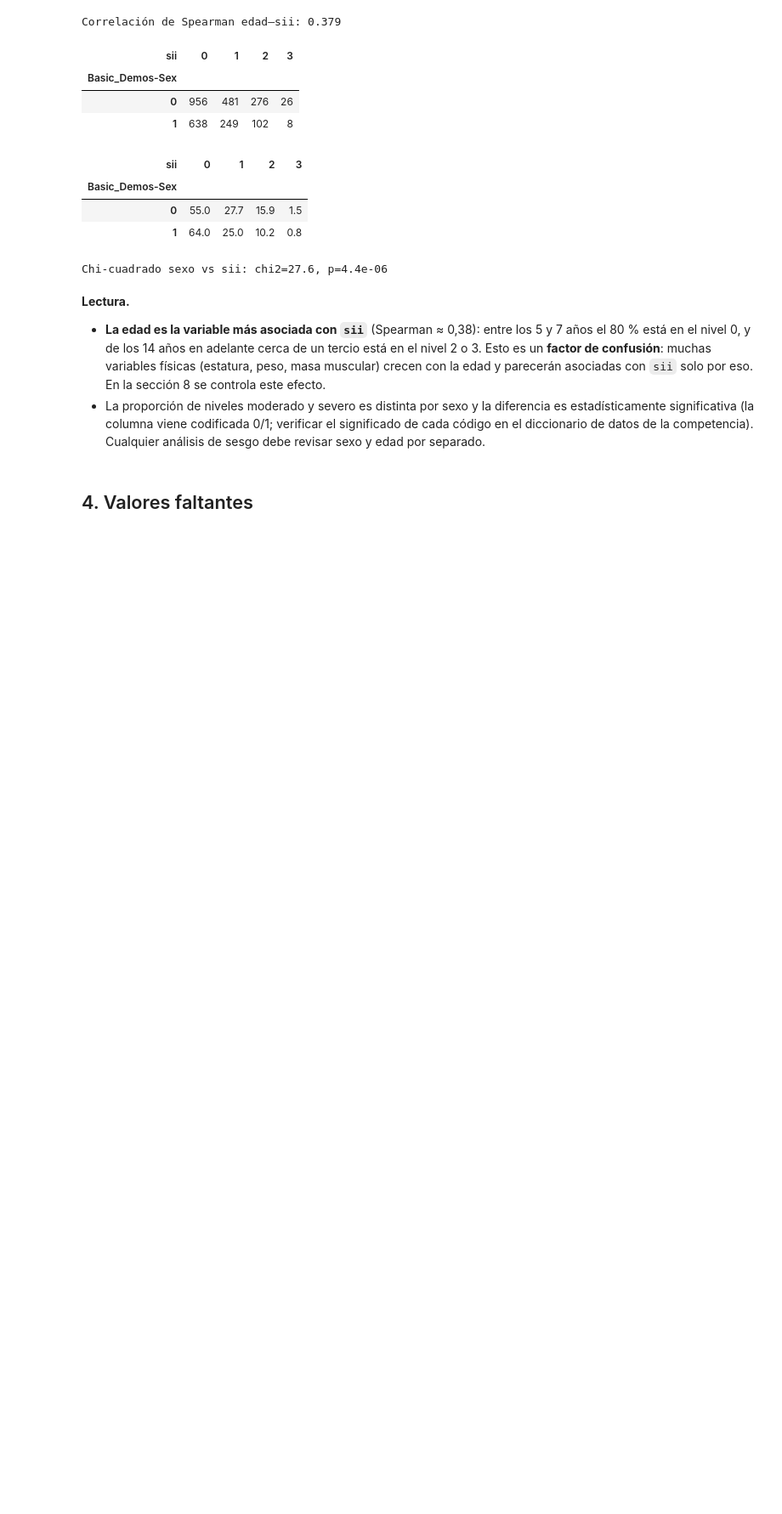
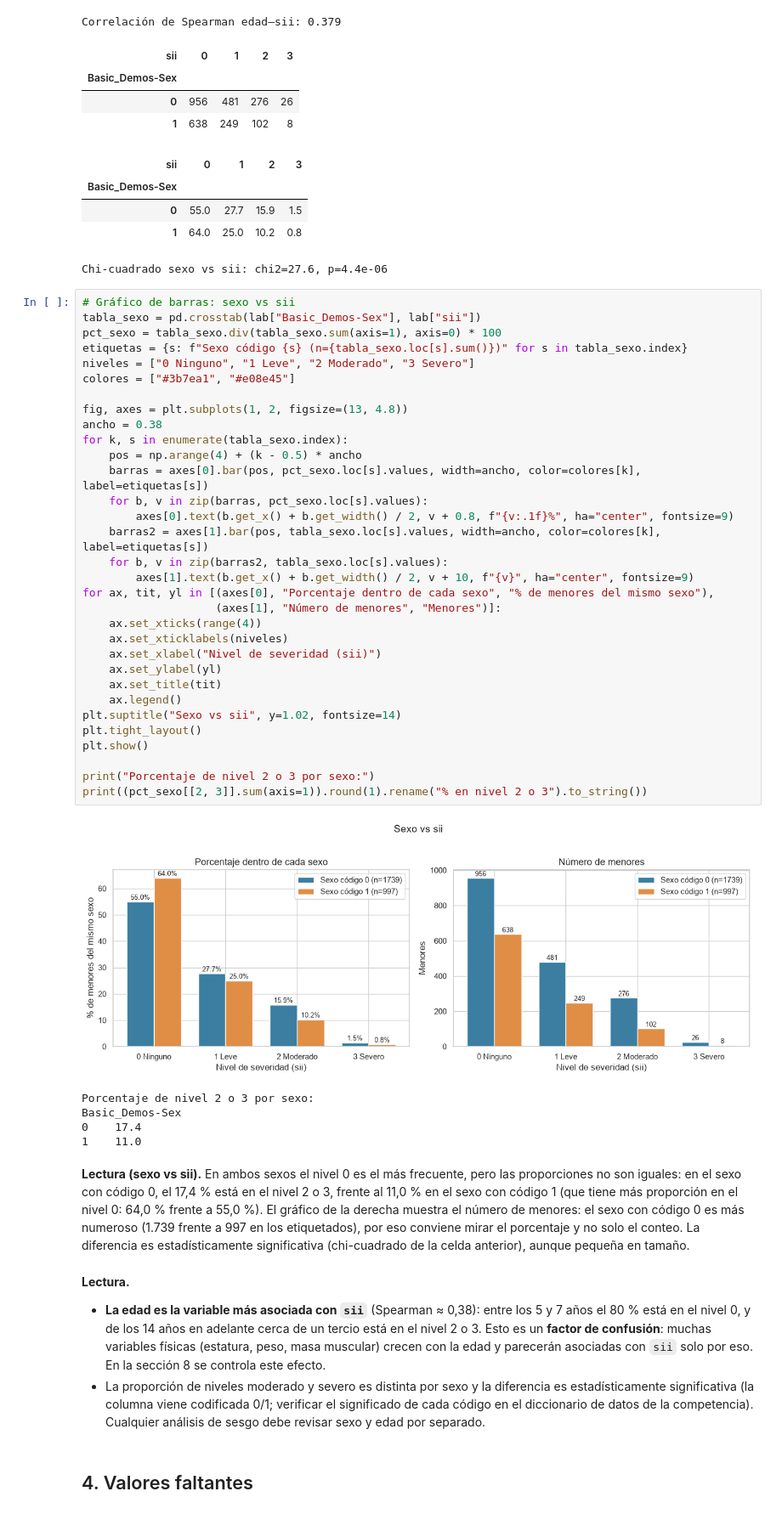
Before and after one commit to joseflorezleon/uso_problematico_internet_menores_edad, a Jupyter notebook: Entrega 2/EDA.ipynb, the cells around one changed output. Shown at 85% size. Drawn from its saved outputs; the diff is of its cells as text; blank space fills up the shorter version.

Commit message:
gráfica de barras de sexo vs sii y incluir “horas de internet”

```diff
--- a/Entrega 2/EDA.ipynb
+++ b/Entrega 2/EDA.ipynb
@@ -199,6 +199,46 @@ Correlación de Spearman edad–sii: 0.379
 | 0 | 55.0 | 27.7 | 15.9 | 1.5 |
 | 1 | 64.0 | 25.0 | 10.2 | 0.8 |
 Chi-cuadrado sexo vs sii: chi2=27.6, p=4.4e-06
+# %%
+# Gráfico de barras: sexo vs sii
+tabla_sexo = pd.crosstab(lab["Basic_Demos-Sex"], lab["sii"])
+pct_sexo = tabla_sexo.div(tabla_sexo.sum(axis=1), axis=0) * 100
+etiquetas = {s: f"Sexo código {s} (n={tabla_sexo.loc[s].sum()})" for s in tabla_sexo.index}
+niveles = ["0 Ninguno", "1 Leve", "2 Moderado", "3 Severo"]
+colores = ["#3b7ea1", "#e08e45"]
+
+fig, axes = plt.subplots(1, 2, figsize=(13, 4.8))
+ancho = 0.38
+for k, s in enumerate(tabla_sexo.index):
+    pos = np.arange(4) + (k - 0.5) * ancho
+    barras = axes[0].bar(pos, pct_sexo.loc[s].values, width=ancho, color=colores[k], label=etiquetas[s])
+    for b, v in zip(barras, pct_sexo.loc[s].values):
+        axes[0].text(b.get_x() + b.get_width() / 2, v + 0.8, f"{v:.1f}%", ha="center", fontsize=9)
+    barras2 = axes[1].bar(pos, tabla_sexo.loc[s].values, width=ancho, color=colores[k], label=etiquetas[s])
+    for b, v in zip(barras2, tabla_sexo.loc[s].values):
+        axes[1].text(b.get_x() + b.get_width() / 2, v + 10, f"{v}", ha="center", fontsize=9)
+for ax, tit, yl in [(axes[0], "Porcentaje dentro de cada sexo", "% de menores del mismo sexo"),
+                    (axes[1], "Número de menores", "Menores")]:
+    ax.set_xticks(range(4))
+    ax.set_xticklabels(niveles)
+    ax.set_xlabel("Nivel de severidad (sii)")
+    ax.set_ylabel(yl)
+    ax.set_title(tit)
+    ax.legend()
+plt.suptitle("Sexo vs sii", y=1.02, fontsize=14)
+plt.tight_layout()
+plt.show()
+
+print("Porcentaje de nivel 2 o 3 por sexo:")
+print((pct_sexo[[2, 3]].sum(axis=1)).round(1).rename("% en nivel 2 o 3").to_string())
+# %% [output]
+[figure, added]
+Porcentaje de nivel 2 o 3 por sexo:
+Basic_Demos-Sex
+0    17.4
+1    11.0
+# %% [markdown]
+**Lectura (sexo vs sii).** En ambos sexos el nivel 0 es el más frecuente, pero las proporciones no son iguales: en el sexo con código 0, el 17,4 % está en el nivel 2 o 3, frente al 11,0 % en el sexo con código 1 (que tiene más proporción en el nivel 0: 64,0 % frente a 55,0 %). El gráfico de la derecha muestra el número de menores: el sexo con código 0 es más numeroso (1.739 frente a 997 en los etiquetados), por eso conviene mirar el porcentaje y no solo el conteo. La diferencia es estadísticamente significativa (chi-cuadrado de la celda anterior), aunque pequeña en tamaño.
 # %% [markdown]
 **Lectura.**
 - **La edad es la variable más asociada con `sii`** (Spearman ≈ 0,38): entre los 5 y 7 años el 80 % está en el nivel 0, y de los 14 años en adelante cerca de un tercio está en el nivel 2 o 3. Esto es un **factor de confusión**: muchas variables físicas (estatura, peso, masa muscular) crecen con la edad y parecerán asociadas con `sii` solo por eso. En la sección 8 se controla este efecto.
```
Also changed, not shown: parts of 5 cells of this notebook.
